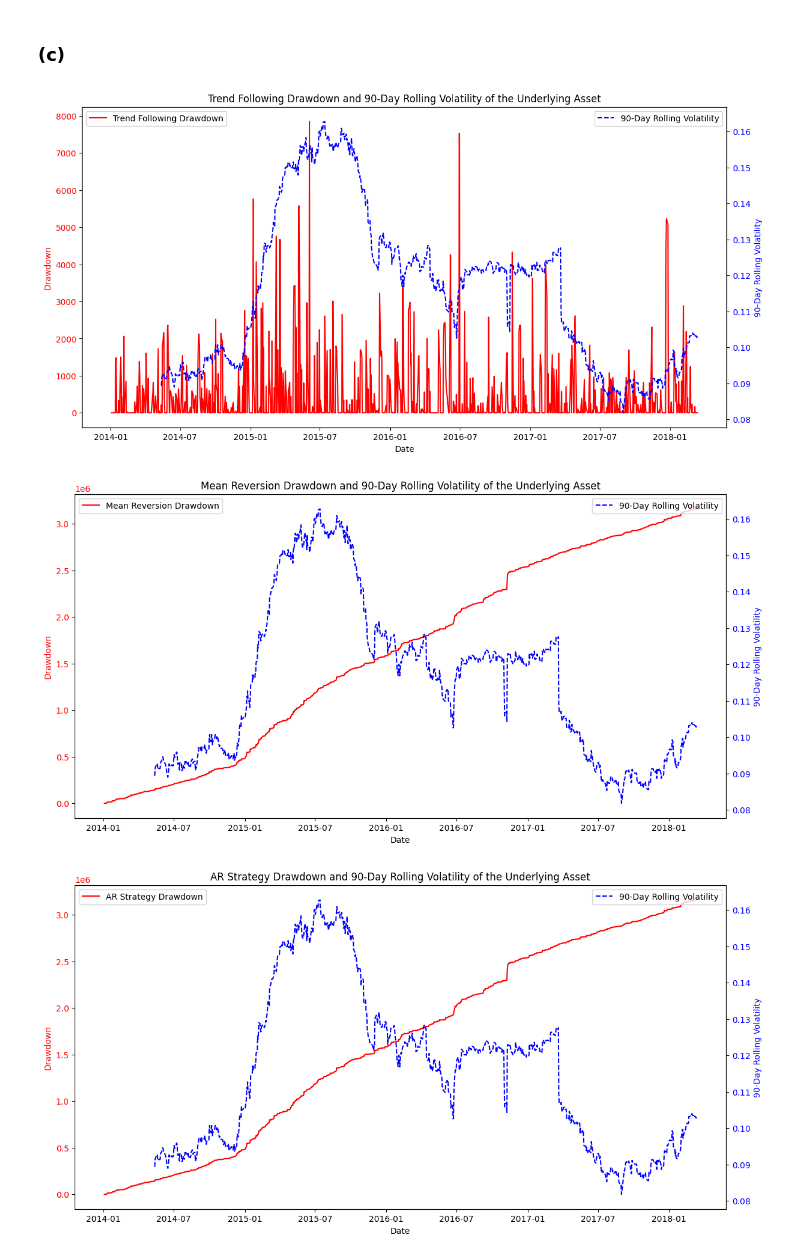
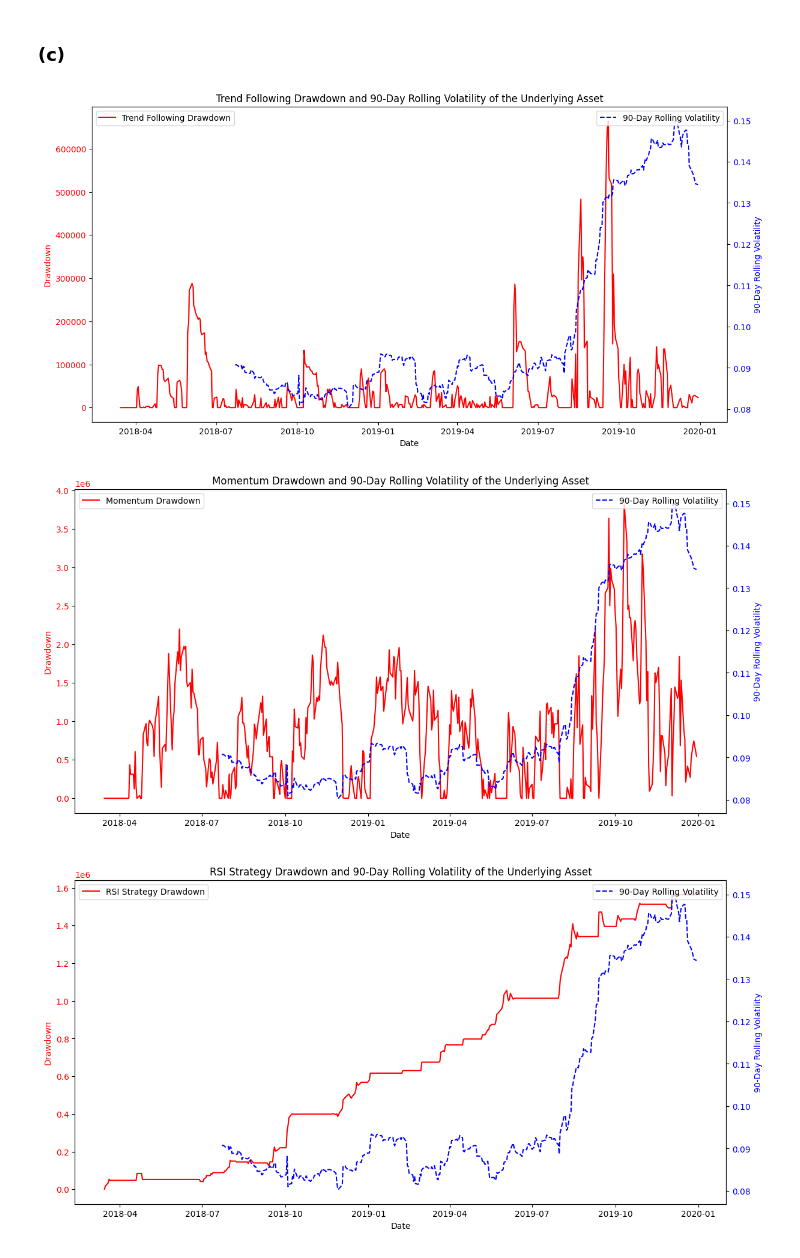
Before and after one commit to Nikitich2033/AlgoTrading_CW2, a Jupyter notebook: CW2_Notebook.ipynb, the cells around one changed output. Saved outputs shown, nothing was run; the diff lists cells and outputs as text; code cells hidden in the pictures.

```diff
--- a/CW2_Notebook.ipynb
+++ b/CW2_Notebook.ipynb
@@ -22,7 +22,7 @@ sptl_df.set_index('Date', inplace=True)
 
 # Merge the datasets on the date index
 merged_df = sptl_df.join(effr_df['Daily Rate'], how='left')
-merged_df['Daily Rate'].fillna(method='ffill', inplace=True)
+merged_df['Daily Rate'].ffill(inplace=True)
 
 # Calculate the daily price change for SPTL
 merged_df['Price Change'] = merged_df['Adj Close'].diff()
@@ -257,34 +278,37 @@ initial_capital = 200000  # initial capital
 leverage = 10             # leverage
 
 # Define a function to calculate and plot PnL for a given strategy
-def calculate_and_plot_pnl(strategy_name):
+def calculate_and_plot_pnl(strategy_name,df):
     # Calculate Mt, which is the total margin used at time t
-    train_df[strategy_name + '_Mt'] = train_df[strategy_name].abs() / leverage
+    df[strategy_name + '_Mt'] = df[strategy_name].abs() / leverage
 
     # Calculate the trading PnL (Delta Vt)
-    train_df[strategy_name + '_Delta_Vt'] = (train_df['Adj Close'].diff() - train_df['Daily Rate']) * (train_df[strategy_name] / train_df['Adj Close'])
+    df[strategy_name + '_Delta_Vt'] = (df['Adj Close'].diff() - df['Daily Rate']) * (df[strategy_name] / df['Adj Close'])
 
     # Calculate the change in the growth of the money-market capital account (Delta Vcap)
-    train_df[strategy_name + '_Delta_Vcap'] = (initial_capital - train_df[strategy_name + '_Mt']) * train_df['Daily Rate']
+    df[strategy_name + '_Delta_Vcap'] = (initial_capital - df[strategy_name + '_Mt']) * df['Daily Rate']
 
     # Calculate the total PnL (Delta Vtotal)
-    train_df[strategy_name + '_Delta_Vtotal'] = train_df[strategy_name + '_Delta_Vt'] + train_df[strategy_name + '_Delta_Vcap']
+    df[strategy_name + '_Delta_Vtotal'] = df[strategy_name + '_Delta_Vt'] + df[strategy_name + '_Delta_Vcap']
 
     # Calculate the cumulative PnL
-    train_df[strategy_name + '_Cumulative_Delta_Vt'] = train_df[strategy_name + '_Delta_Vt'].cumsum()
-    train_df[strategy_name + '_Cumulative_Delta_Vcap'] = train_df[strategy_name + '_Delta_Vcap'].cumsum()
-    train_df[strategy_name + '_Cumulative_Delta_Vtotal'] = train_df[strategy_name + '_Delta_Vtotal'].cumsum()
+    df[strategy_name + '_Cumulative_Delta_Vt'] = df[strategy_name + '_Delta_Vt'].cumsum()
+    df[strategy_name + '_Cumulative_Delta_Vcap'] = df[strategy_name + '_Delta_Vcap'].cumsum()
+    df[strategy_name + '_Cumulative_Delta_Vtotal'] = df[strategy_name + '_Delta_Vtotal'].cumsum()
 
     # Plotting the accumulated values
     plt.figure(figsize=(14, 7))
-    plt.plot(train_df.index, train_df[strategy_name + '_Cumulative_Delta_Vt'], label='Cumulative Trading PnL')
-    plt.plot(train_df.index, train_df[strategy_name + '_Cumulative_Delta_Vcap'], label='Cumulative Capital Account Growth')
-    plt.plot(train_df.index, train_df[strategy_name + '_Cumulative_Delta_Vtotal'], label='Cumulative Total PnL')
+    plt.plot(df.index, df[strategy_name + '_Cumulative_Delta_Vt'], label='Cumulative Trading PnL')
+    plt.plot(df.index, df[strategy_name + '_Cumulative_Delta_Vcap'], label='Cumulative Capital Account Growth')
+    plt.plot(df.index, df[strategy_name + '_Cumulative_Delta_Vtotal'], label='Cumulative Total PnL')
     plt.title(f'Accumulated Values of PnL Components for {strategy_name}')
     plt.legend()
     plt.show()
 
 # Run calculations and plots for each strategy
-for strategy in ['Trend_Following_Strategy', 'Mean_Reversion_Strategy', 'AR_Strategy']:
-    calculate_and_plot_pnl(strategy)
+for strategy in ['Trend_Following_Strategy', 'Momentum_Strategy', 'RSI_Strategy']:
+    calculate_and_plot_pnl(strategy,train_df)
+
+for strategy in ['Trend_Following_Strategy', 'Momentum_Strategy', 'RSI_Strategy']:
+    calculate_and_plot_pnl(strategy,test_df)
 # %% [output]
@@ -325,7 +352,7 @@ def calculate_metrics(df, strategy_name):
     return sharpe_ratio, sortino_ratio, max_drawdown, calmar_ratio
 
 # Calculate and print the performance metrics for each strategy on both datasets
-for strategy in ['Trend_Following', 'Mean_Reversion', 'AR']:
+for strategy in ['Trend_Following', 'Momentum', 'RSI']:
     train_sharpe, train_sortino, train_max_dd, train_calmar = calculate_metrics(train_df, strategy)
     test_sharpe, test_sortino, test_max_dd, test_calmar = calculate_metrics(test_df, strategy)
 
@@ -366,7 +393,7 @@ def calculate_rolling_sharpe_ratio(returns, risk_free_rate, rolling_window=252):
 rolling_window = 252
 
 # Plot the rolling Sharpe ratio for each strategy
-strategies = ['Trend_Following', 'Mean_Reversion', 'AR']
+strategies = ['Trend_Following', 'Momentum', 'RSI']
 for strategy in strategies:
     # We assume that '_PnL' columns for each strategy have been already calculated
     train_df[strategy + '_Daily_Returns'] = train_df[strategy + '_PnL'] / initial_capital
@@ -421,36 +448,36 @@ def calculate_drawdown_rolling_volatility(df, pnl_column):
     volatility_window = 90  # Adjust the window size if needed
     df['Rolling_Volatility'] = df['Adj Close'].pct_change().rolling(volatility_window).std() * np.sqrt(252)
 
 # Plot the drawdown and rolling volatility for each strategy
 def plot_drawdown_rolling_volatility(df, pnl_column, strategy_name):
     calculate_drawdown_rolling_volatility(df, pnl_column)
 
     fig, ax1 = plt.subplots(figsize=(14, 7))
 
     # Drawdown plot
     ax1.plot(df.index, df['Drawdown_' + pnl_column], label=strategy_name + ' Drawdown', color='red')
     ax1.set_xlabel('Date')
     ax1.set_ylabel('Drawdown', color='red')
     ax1.tick_params(axis='y', labelcolor='red')
     ax1.legend(loc='upper left')
 
     # Instantiate a second axes that shares the same x-axis
     ax2 = ax1.twinx()
 
     # Rolling volatility plot
     ax2.plot(df.index, df['Rolling_Volatility'], label='90-Day Rolling Volatility', color='blue', linestyle='--')
     ax2.set_ylabel('90-Day Rolling Volatility', color='blue')
     ax2.tick_params(axis='y', labelcolor='blue')
     ax2.legend(loc='upper right')
 
     plt.title(f'{strategy_name} Drawdown and 90-Day Rolling Volatility of the Underlying Asset')
     plt.show()
 
 # Apply the function for each strategy's PnL'Trend_Following', 'Mean_Reversion', 'AR'
-plot_drawdown_rolling_volatility(train_df, 'Trend_Following_PnL', 'Trend Following')
-plot_drawdown_rolling_volatility(train_df, 'Mean_Reversion_PnL', 'Mean Reversion')
-plot_drawdown_rolling_volatility(train_df, 'AR_PnL', 'AR Strategy')
+plot_drawdown_rolling_volatility(test_df, 'Trend_Following_PnL', 'Trend Following')
+plot_drawdown_rolling_volatility(test_df, 'Momentum_PnL', 'Momentum')
+plot_drawdown_rolling_volatility(test_df, 'RSI_PnL', 'RSI Strategy')
 # %% [output]
-[figure, old version]
+[figure, new version]
-[figure, old version]
+[figure, new version]
-[figure, old version]
+[figure, new version]
```
Also changed, not shown: parts of 6 cells of this notebook.
